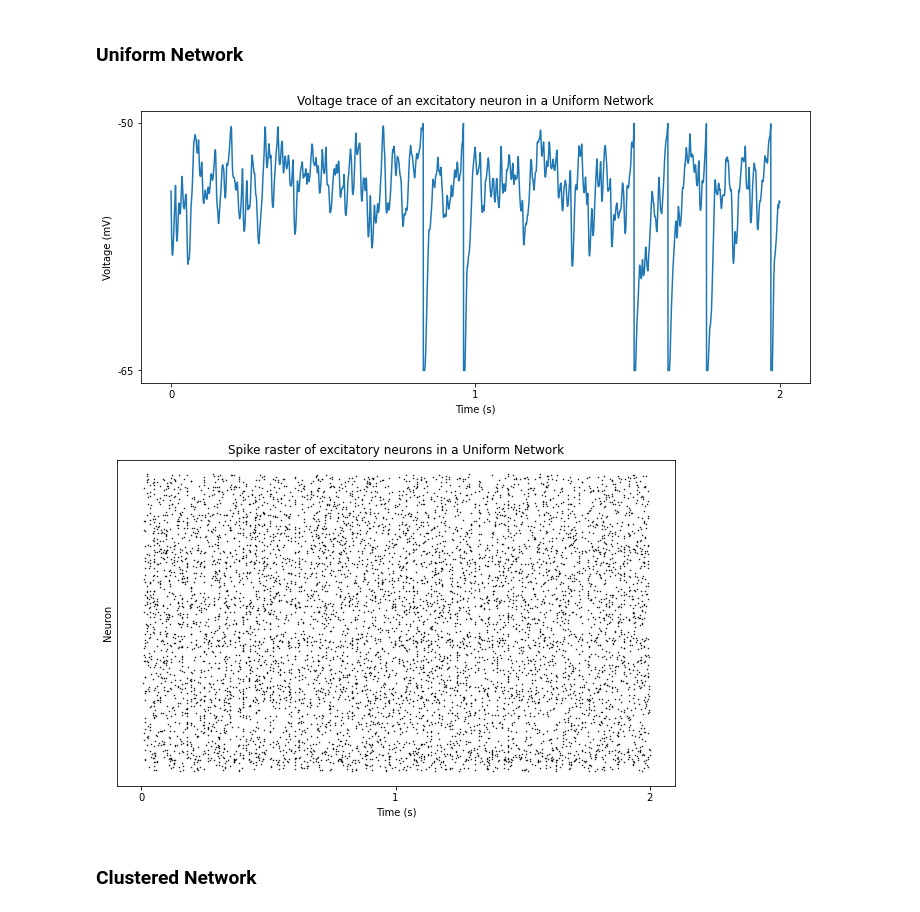
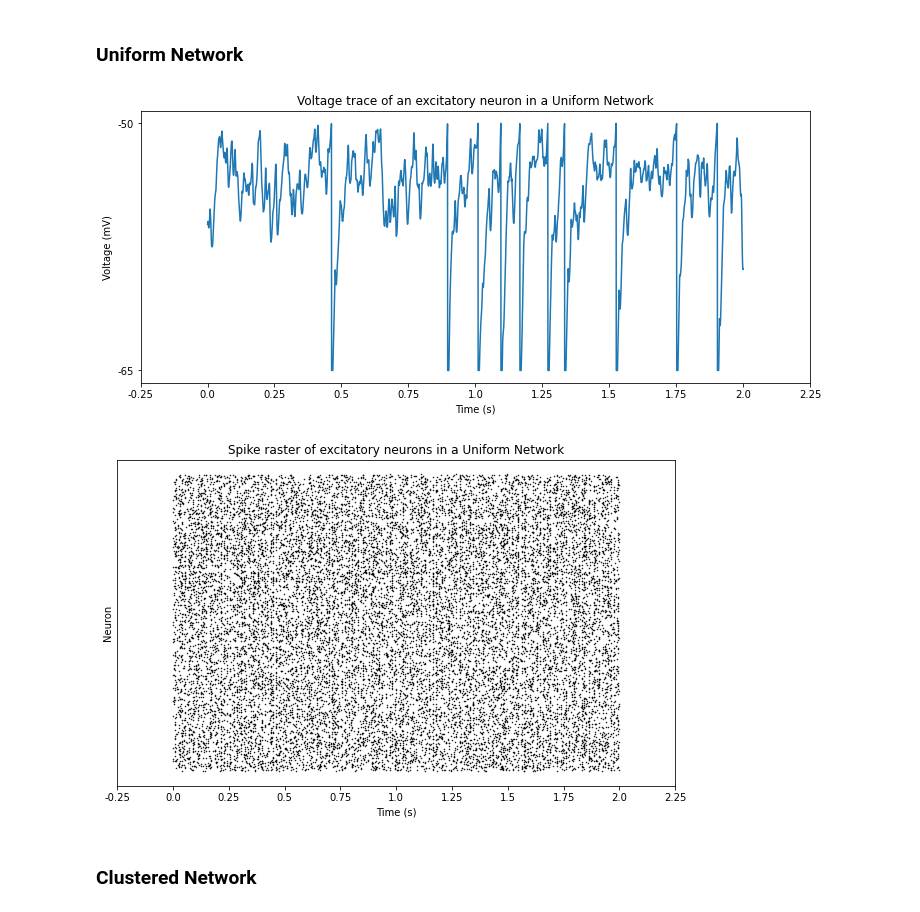
Before and after one commit to anujanegi/clustered-connections, a Jupyter notebook: Slow Dynamics and High Variability in Networks with Clustered Connections.ipynb, the cells around one changed output. Saved outputs shown, nothing was run; the diff lists cells and outputs as text; code cells hidden in the pictures.

```diff
--- a/Slow Dynamics and High Variability in Networks with Clustered Connections.ipynb
+++ b/Slow Dynamics and High Variability in Networks with Clustered Connections.ipynb
@@ -8,14 +8,14 @@ from plot import *
 # %% [markdown]
 ### Uniform Network
 # %%
-uniform_network = CorticalNetwork(equations, N_exc, N_inh, V, taus, mus, J_uniform, P_uniform, is_cluster=False)
-state_monitor_uniform_network, spike_monitor_uniform_network, spike_train_uniform_network = uniform_network.run_network(duration1, duration2, N_realizations, N_trials, N_split=N_split)
+uniform_network = CorticalNetwork(equation, N_exc, N_inh, V, taus, mus, J_uniform, P_uniform, is_cluster=False)
+state_monitor_uniform_network, spike_monitor_uniform_network, spike_train_uniform_network = uniform_network.run_network(duration, N_realizations, N_trials)
 # %%
-voltage_trace_plot(state_monitor_uniform_network, network_type='Uniform')
-spike_raster_plot(spike_monitor_uniform_network, network_type='Uniform')
+voltage_trace_plot(state_monitor_uniform_network, 1, network_type='Uniform')
+spike_raster_plot(spike_monitor_uniform_network, 1, network_type='Uniform')
 # %% [output]
-[figure, old version]
+[figure, new version]
-[figure, old version]
+[figure, new version]
 # %% [markdown]
 ### Clustered Network
 # %%
```
Also changed, not shown: parts of 5 cells of this notebook.
